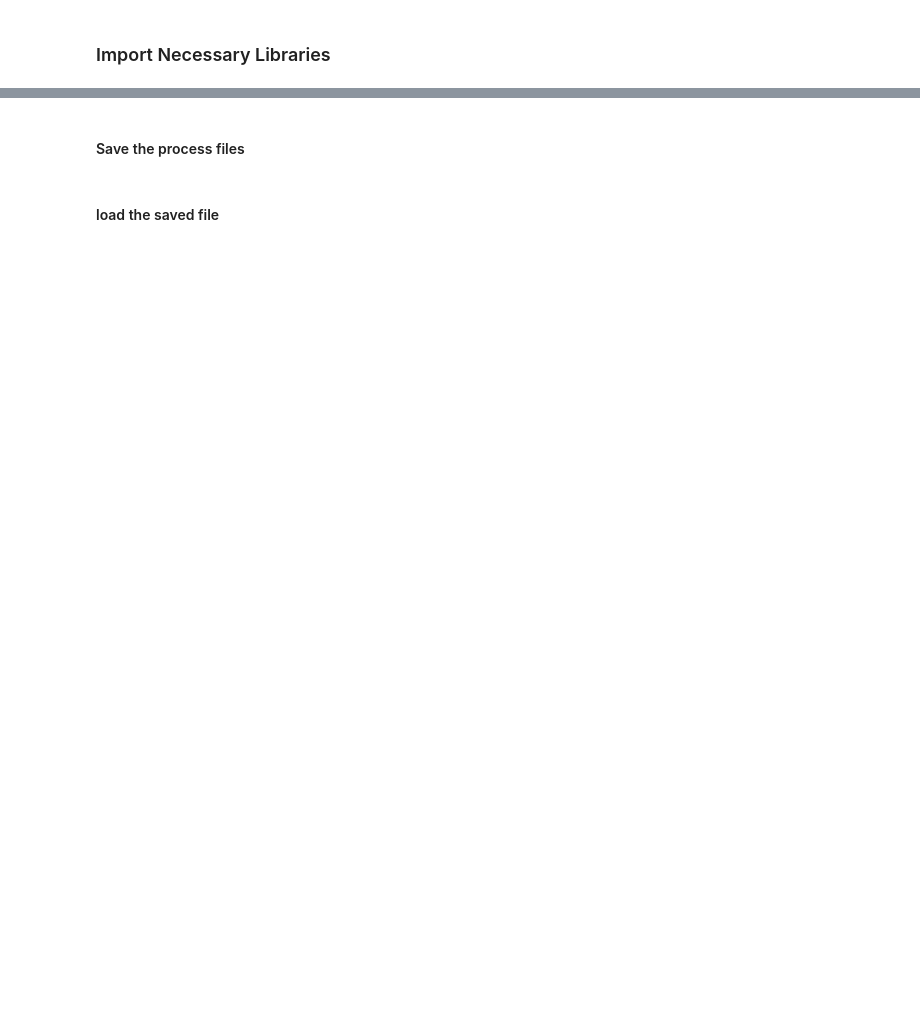
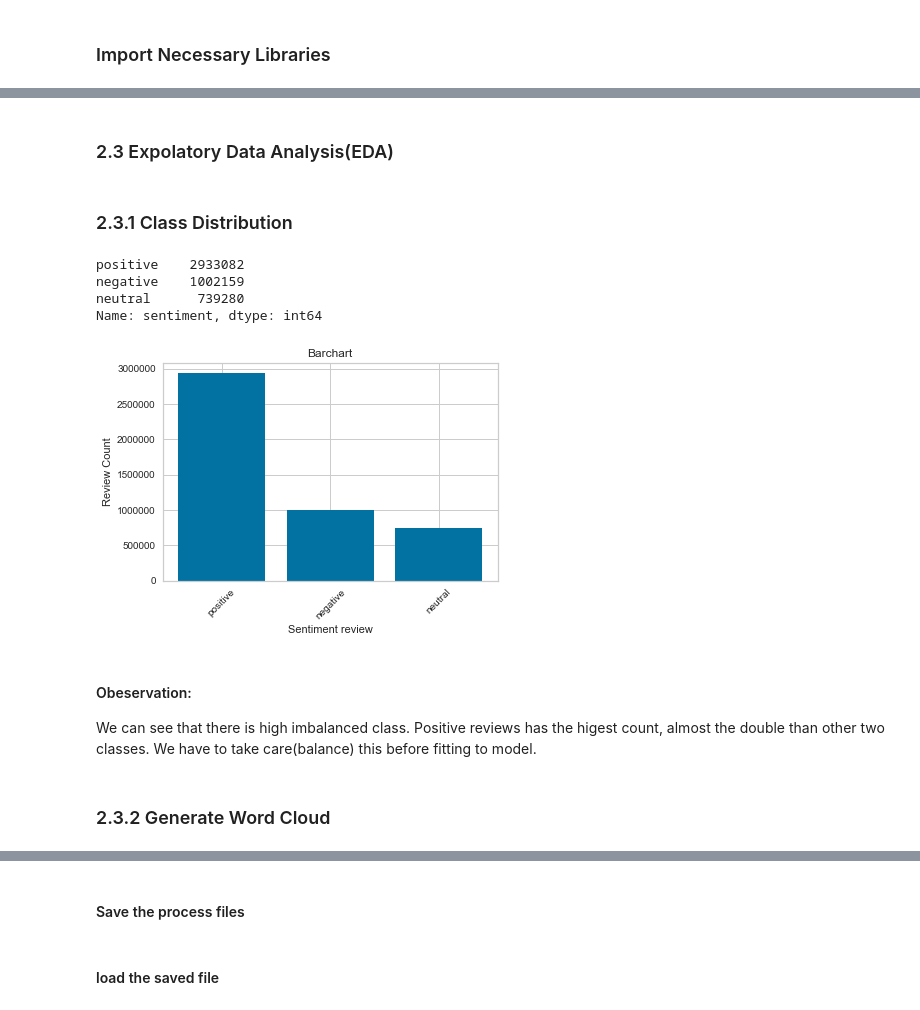
Before and after one commit to glingden/NLP-Sentiment-Analysis, a Jupyter notebook: sentiment_analysis.ipynb, the cells around one changed output, grey strips where cells are left out. Cells and saved outputs as stored; diff of their text form; code cells hidden in the pictures; blank space fills up the shorter version.

```diff
--- a/sentiment_analysis.ipynb
+++ b/sentiment_analysis.ipynb
@@ -388,0 +163,19 @@ print(avg_score)
+# %%
+#find wordnet POS-tagging
+def get_wordnet_pos(pos_tag):
+    """
+    Parameters:
+        pos_tag: Word POS tag
+
+    Returns:
+        wordnet pos tag(for exmple, 'n','r','j')
+    """
+
+    if pos_tag.startswith('J'):
+        return wordnet.ADJ
+
+    elif pos_tag.startswith('R'):
+        return wordnet.ADV
+
+    else:
+        return wordnet.NOUN
@@ -388,0 +221,5 @@ print(avg_score)
+# %%
+%%time
+# apply text_preprocess() fucntion to  column- text
+text_data['clean_text'] = text_data.loc[:,'text'].apply(text_preprocess)
+text_data.head()
@@ -388,0 +246,8 @@ print(avg_score)
+# %%
+#Exclude the rows having stars rating of  4.0 and 2.0
+text_data = text_data.loc[text_data['stars'].isin([1.0, 3.0, 5.0 ])]
+
+# Map stars with sentiments (1.0:'negative', 5.0:'positive', 3.0 :'neutral')
+pd.options.mode.chained_assignment = None # warning
+text_data['sentiment'] = text_data['stars'].map({1.0:'negative', 5.0:'positive', 3.0 :'neutral' })
+text_data.head()
@@ -388,0 +261,30 @@ print(avg_score)
+# %% [markdown]
+### <a id = "eda" style="text-decoration:none"> 2.3 Expolatory Data Analysis(EDA) </a>
+# %% [markdown]
+### <a id = "class" style="text-decoration:none"> 2.3.1 Class Distribution </a>
+# %%
+# check values counts based on labels
+text_data.sentiment.value_counts()
+# %% [output]
+positive    2933082
+negative    1002159
+neutral      739280
+Name: sentiment, dtype: int64
+# %%
+#plot barchart of class
+plt.bar(text_data.sentiment.value_counts().index, text_data.sentiment.value_counts().values )
+plt.xlabel('Sentiment review')
+plt.ylabel('Review Count')
+plt.title('Barchart')
+plt.xticks(rotation=45)
+plt.show()
+
+# By using panda directly
+#text_data.groupby('sentiment').count()['stars'].plot.bar()
+# %% [output]
+[figure, added]
+# %% [markdown]
+#### Obeservation:
+We can see that there is high imbalanced class. Positive reviews has the higest count, almost the double than other two classes. We have to take care(balance) this  before fitting to model.
+# %% [markdown]
+### <a id = "wordcloud" style="text-decoration:none"> 2.3.2 Generate Word Cloud </a>
```
Also changed, not shown: parts of 119 cells of this notebook.
